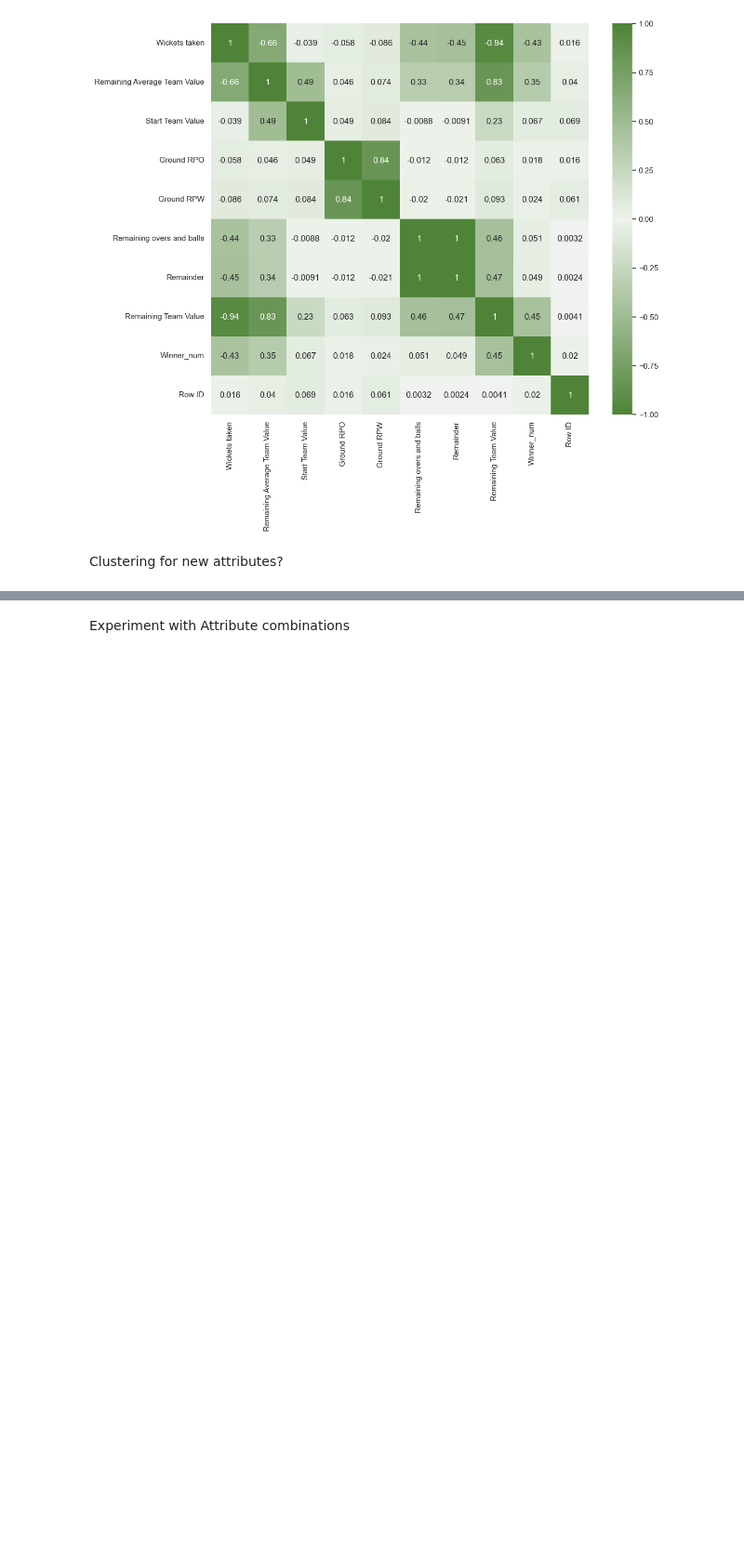
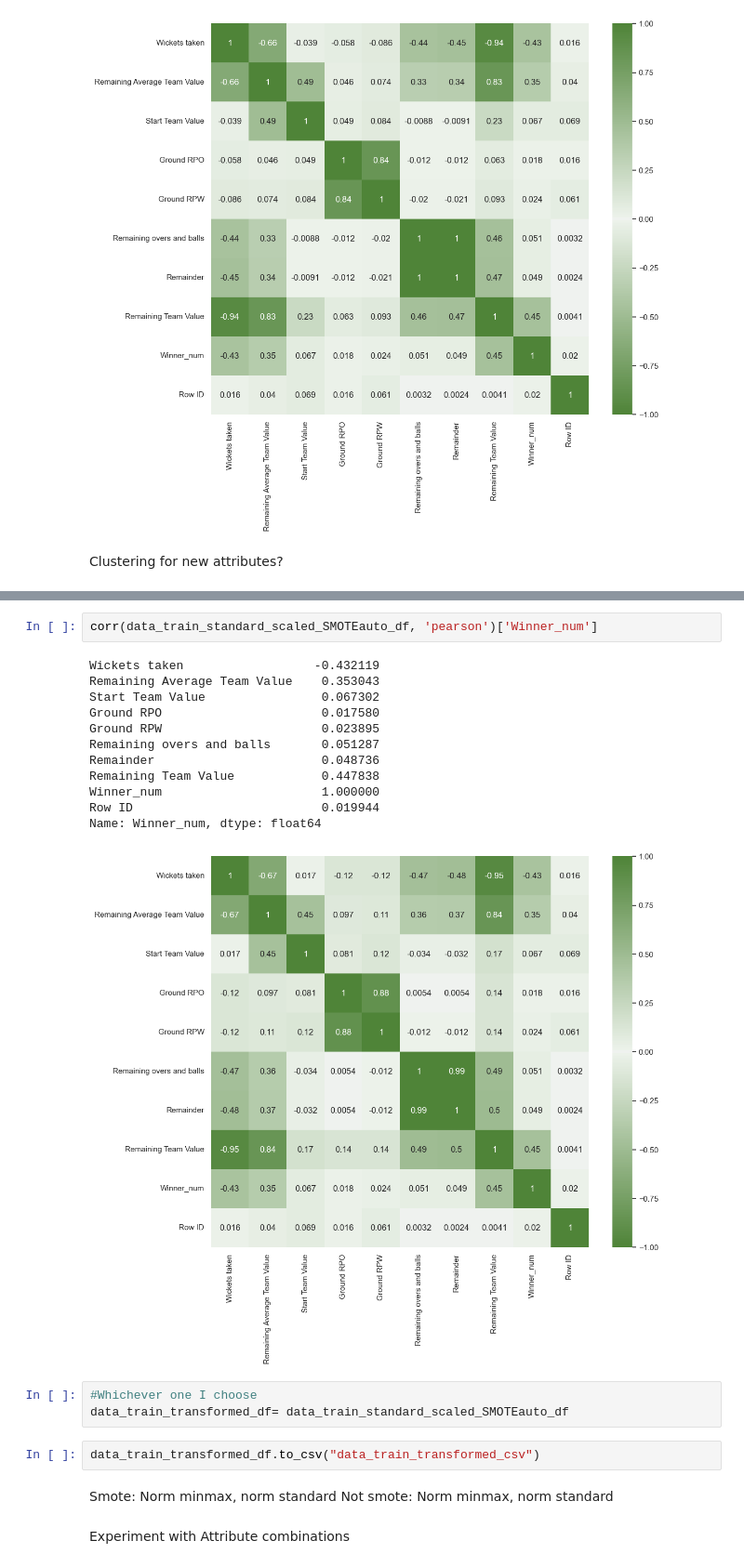
Before and after one commit to Swalke20/DLS_Project, a Jupyter notebook: Project_visualisation.ipynb, the cells around one changed output, grey strips where cells are left out. Shown at 93% size. Drawn from its saved outputs; the diff is of its cells as text; blank space fills up the shorter version.

```diff
--- a/Project_visualisation.ipynb
+++ b/Project_visualisation.ipynb
@@ -645,3 +702,26 @@ Clustering for new attributes?
+# %%
+corr(data_train_standard_scaled_SMOTEauto_df, 'pearson')['Winner_num']
+# %% [output]
+Wickets taken                  -0.432119
+Remaining Average Team Value    0.353043
+Start Team Value                0.067302
+Ground RPO                      0.017580
+Ground RPW                      0.023895
+Remaining overs and balls       0.051287
+Remainder                       0.048736
+Remaining Team Value            0.447838
+Winner_num                      1.000000
+Row ID                          0.019944
+Name: Winner_num, dtype: float64
+[figure, added]
+# %%
+#Whichever one I choose
+data_train_transformed_df= data_train_standard_scaled_SMOTEauto_df
+# %%
+data_train_transformed_df.to_csv("data_train_transformed_csv")
+# %% [markdown]
+Smote: Norm minmax, norm standard
+Not smote: Norm minmax, norm standard
 # %% [markdown]
 Experiment with Attribute combinations
 # %% [markdown]
```
Also changed, not shown: parts of 10 cells of this notebook.
